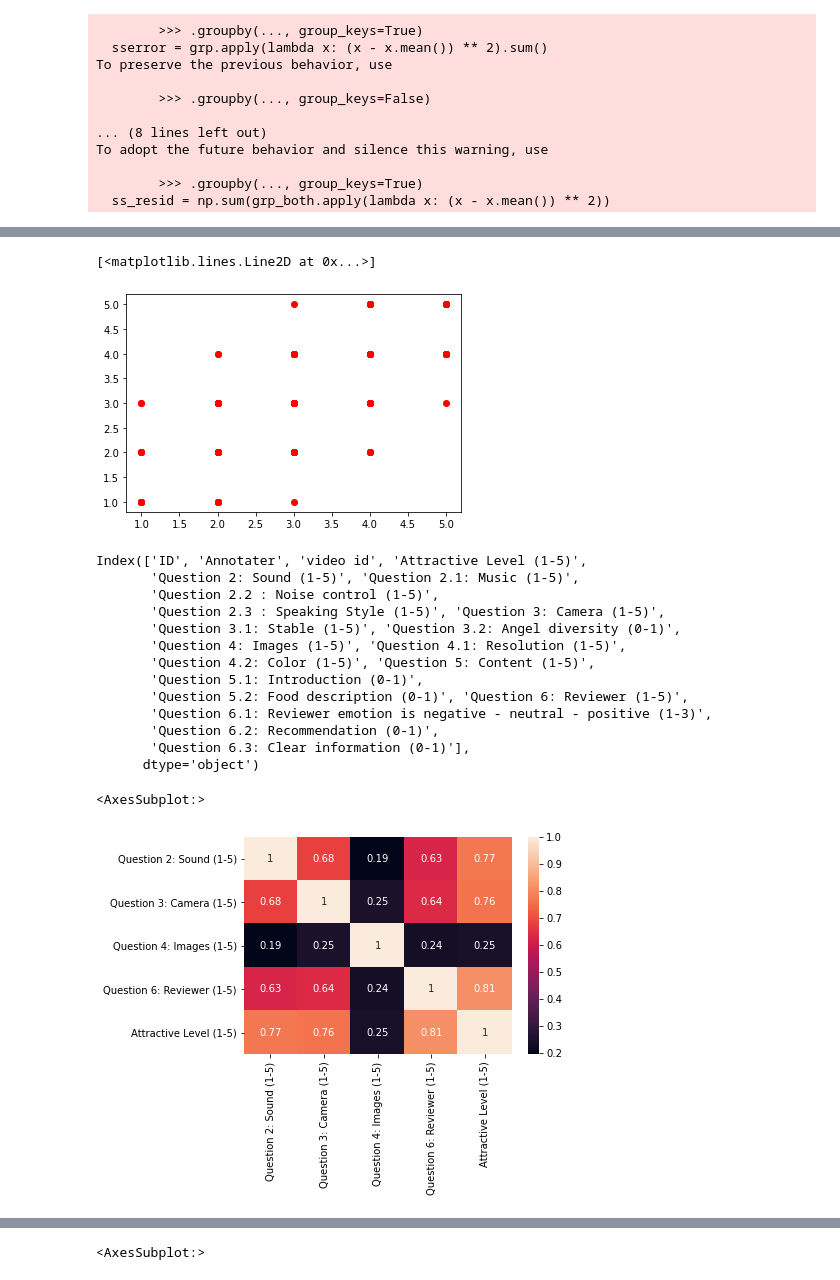
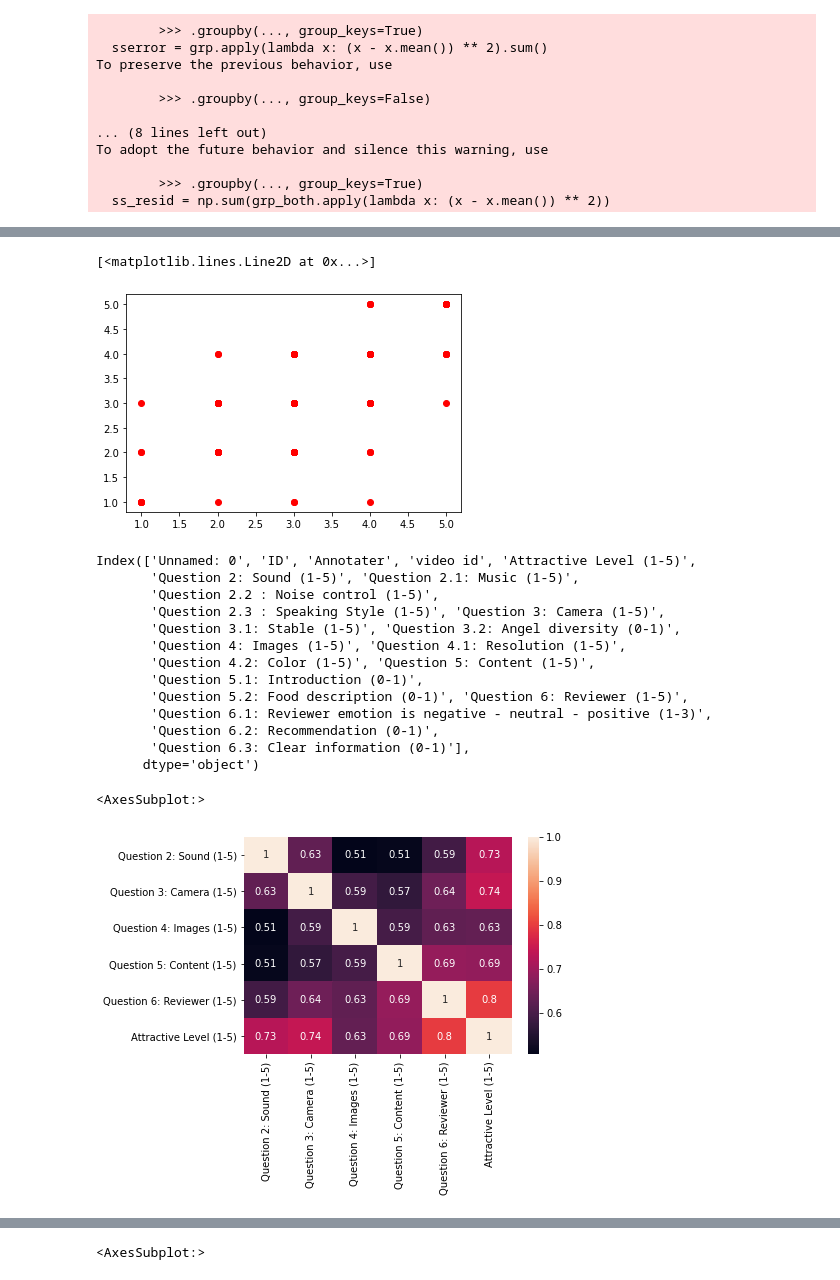
Before and after one commit to nghiatnh/AIP391_Group1_StreetFood, a Jupyter notebook: DataProcessing/DataProcessing.ipynb, the cells around one changed output, grey strips where cells are left out. Cells and saved outputs as stored; diff of their text form; code cells hidden in the pictures.

```diff
--- a/DataProcessing/DataProcessing.ipynb
+++ b/DataProcessing/DataProcessing.ipynb
@@ -90,9 +91,9 @@ To adopt the future behavior and silence this warning, use
         >>> .groupby(..., group_keys=True)
   ss_resid = np.sum(grp_both.apply(lambda x: (x - x.mean()) ** 2))
 # %%
-# df = pd.DataFrame([])
-# for i in set(pf['video id']):
-#     df = pd.concat((df,pf[pf['video id'] == i].mode().dropna()))
-# print(df)
-# df.to_csv('../Data/moded_data.csv')
-# pf = pd.read_csv('../Data/moded_data.csv')
+df = pd.DataFrame([])
+for i in set(pf['video id']):
+    df = pd.concat((df,pf[pf['video id'] == i].mode().dropna()))
+print(df)
+df.to_csv('../Data/moded_data.csv')
+pf = pd.read_csv('../Data/moded_data.csv')
@@ -103,14 +122,14 @@ To adopt the future behavior and silence this warning, use
 # print(df)
 # df.to_csv('../Data/mean_data.csv')
 # %%
-for i in set(pf['video id']):
-    if len(pf[pf['video id'] == i]) <= 1:
-        continue
-    c = columns + [output_column]
-    mean = pf[pf['video id'] == i][c].mean().round()
-    x = len(pf[pf['video id'] == i])
-    for y in range(x):
-        pf[pf['video id'] == i][c][y] = mean
+# for i in set(pf['video id']):
+#     if len(pf[pf['video id'] == i]) <= 1:
+#         continue
+#     c = columns + [output_column]
+#     mean = pf[pf['video id'] == i][c].mean().round()
+#     x = len(pf[pf['video id'] == i])
+#     for y in range(x):
+#         pf[pf['video id'] == i][c][y] = mean
 
-print(pf)
-pf.to_csv('../Data/mean_data.csv')
+# print(pf)
+# pf.to_csv('../Data/mean_data.csv')
@@ -141,11 +142,11 @@ sns.histplot(pf['Attractive Level (1-5)'], bins=[0.5,1.5,2.5,3.5,4.5,5.5])
 plt.plot(pf['Question 2: Sound (1-5)'], pf['Attractive Level (1-5)'], 'ro')
 # %% [output]
 [<matplotlib.lines.Line2D at 0x...>]
-[figure, old version]
+[figure, new version]
 # %%
 pf.columns
 # %% [output]
-Index(['ID', 'Annotater', 'video id', 'Attractive Level (1-5)',
+Index(['Unnamed: 0', 'ID', 'Annotater', 'video id', 'Attractive Level (1-5)',
        'Question 2: Sound (1-5)', 'Question 2.1: Music (1-5)',
        'Question 2.2 : Noise control (1-5)',
        'Question 2.3 : Speaking Style (1-5)', 'Question 3: Camera (1-5)',
@@ -159,10 +160,10 @@ Index(['ID', 'Annotater', 'video id', 'Attractive Level (1-5)',
        'Question 6.3: Clear information (0-1)'],
       dtype='object')
 # %%
-sns.heatmap(pf[core_columns + ["Question 4.2: Color (1-5)", output_column]].corr(), annot=True)
+sns.heatmap(pf[core_columns + [output_column]].corr(), annot=True)
 # %% [output]
 <AxesSubplot:>
-[figure, old version]
+[figure, new version]
 # %%
 sns.heatmap(pf[['Question 2: Sound (1-5)', 'Question 2.1: Music (1-5)',
        'Question 2.2 : Noise control (1-5)', 'Question 2.3 : Speaking Style (1-5)']].corr(),annot=True)
```
Also changed, not shown: parts of 8 cells of this notebook, 2 other files.
